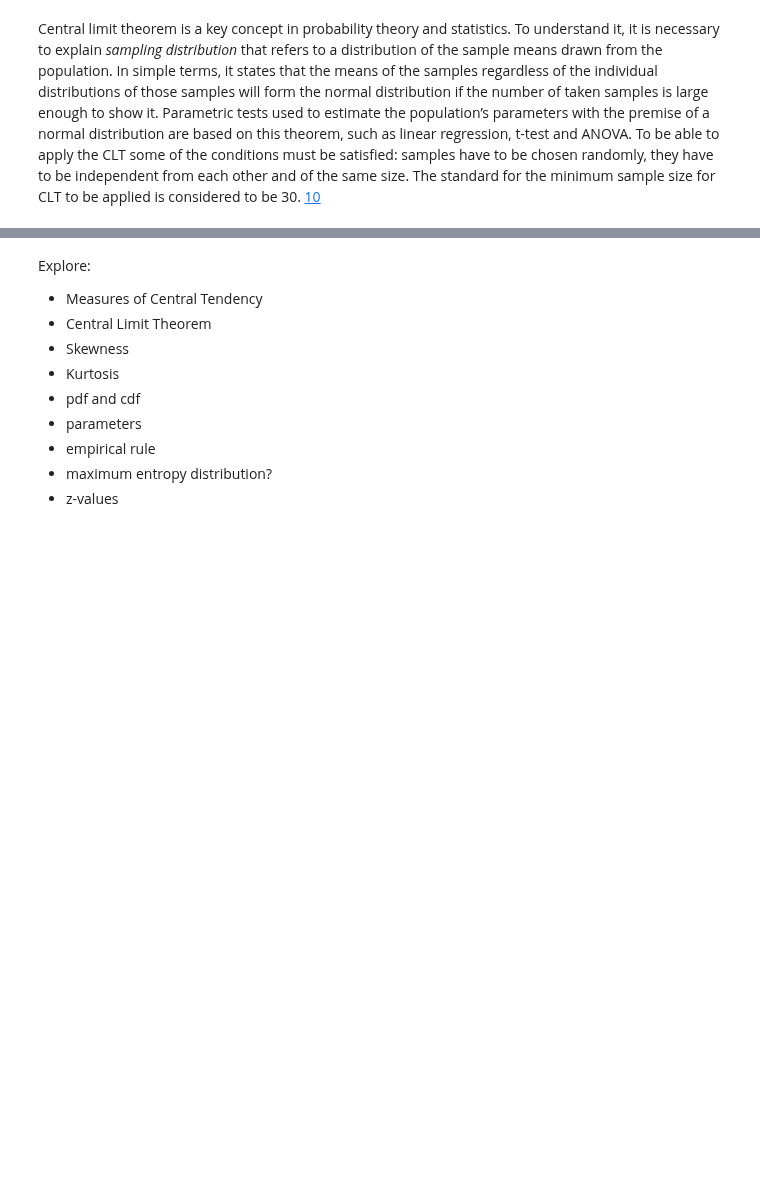
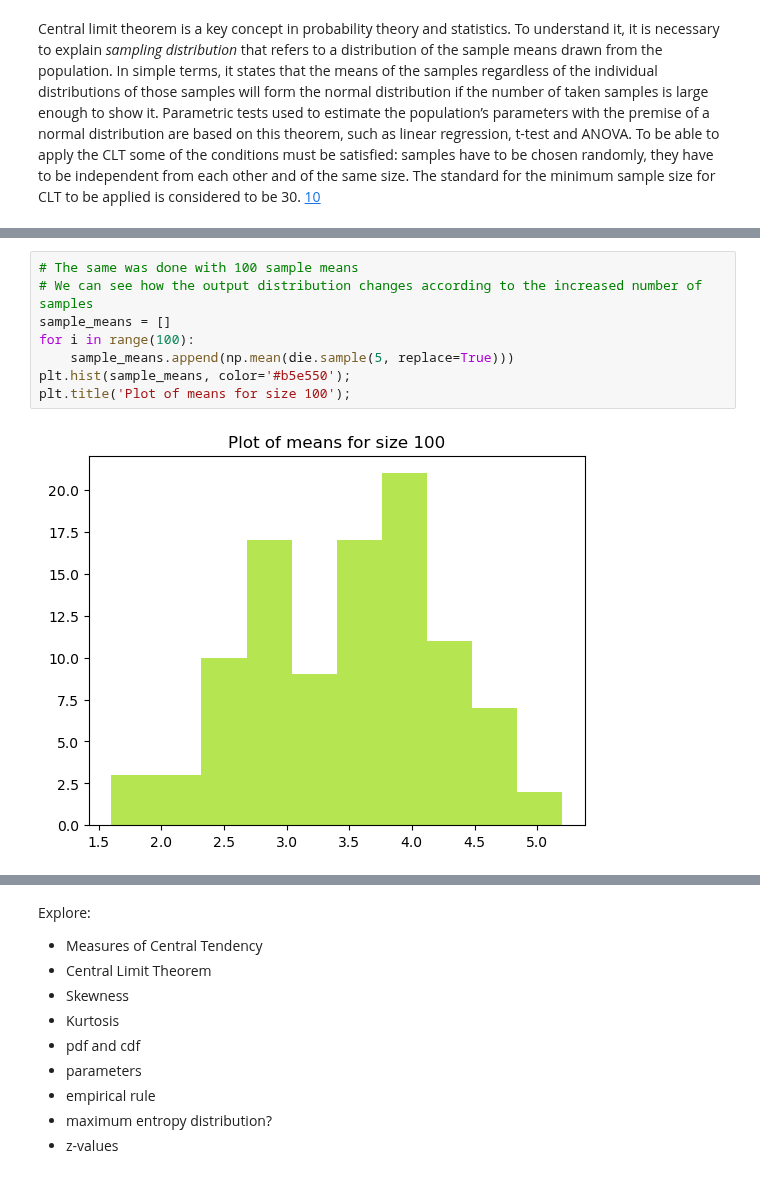
Before and after one commit to Tanja888/funddata-assessment, a Jupyter notebook: normal-distribution.ipynb, the cells around one changed output, grey strips where cells are left out. Saved outputs shown, nothing was run; the diff lists cells and outputs as text; blank space fills up the shorter version.

```diff
--- a/normal-distribution.ipynb
+++ b/normal-distribution.ipynb
@@ -272,0 +331,10 @@ Central limit theorem is a key concept in probability theory and statistics. To
+# %%
+# The same was done with 100 sample means
+# We can see how the output distribution changes according to the increased number of samples
+sample_means = []
+for i in range(100):
+    sample_means.append(np.mean(die.sample(5, replace=True)))
+plt.hist(sample_means, color='#b5e550');
+plt.title('Plot of means for size 100');
+# %% [output]
+[figure, added]
```
Also changed, not shown: parts of 15 cells of this notebook.
